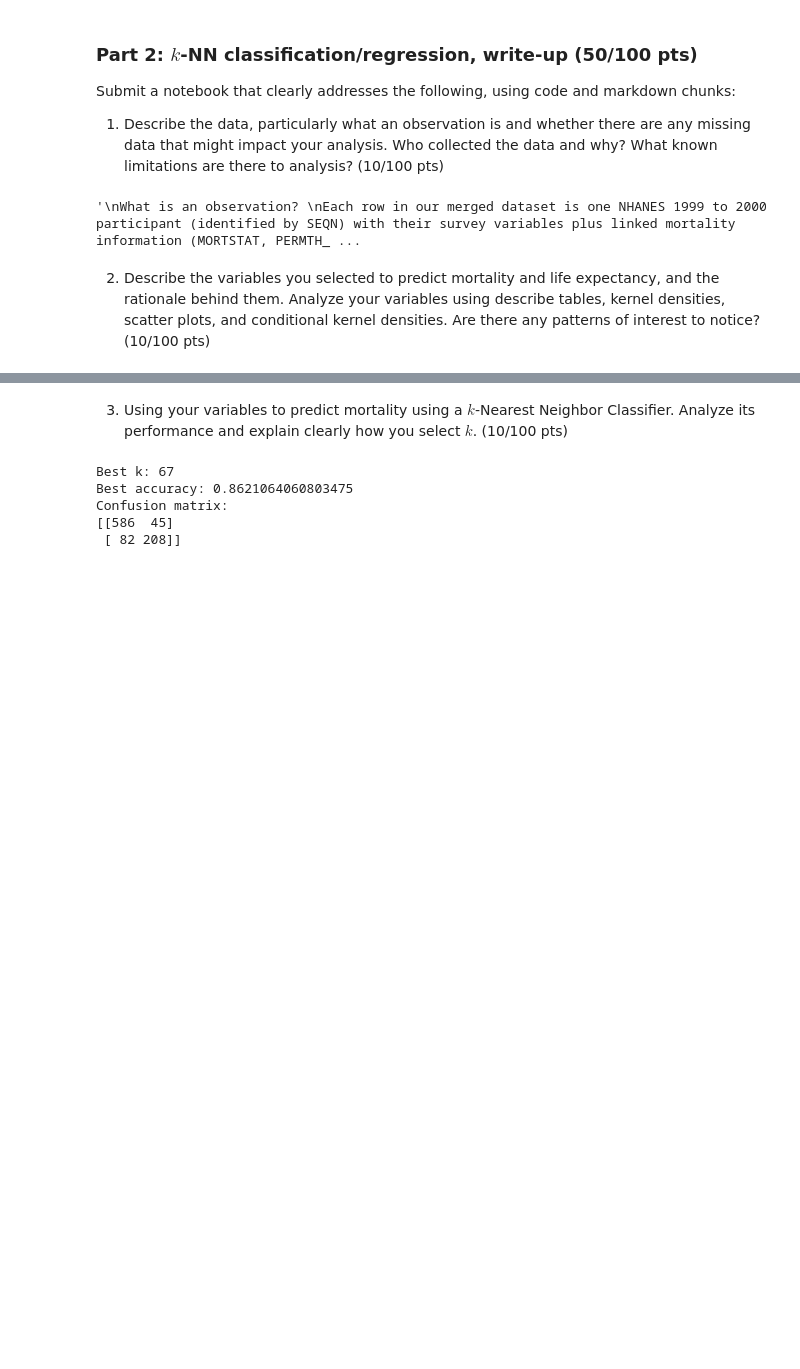
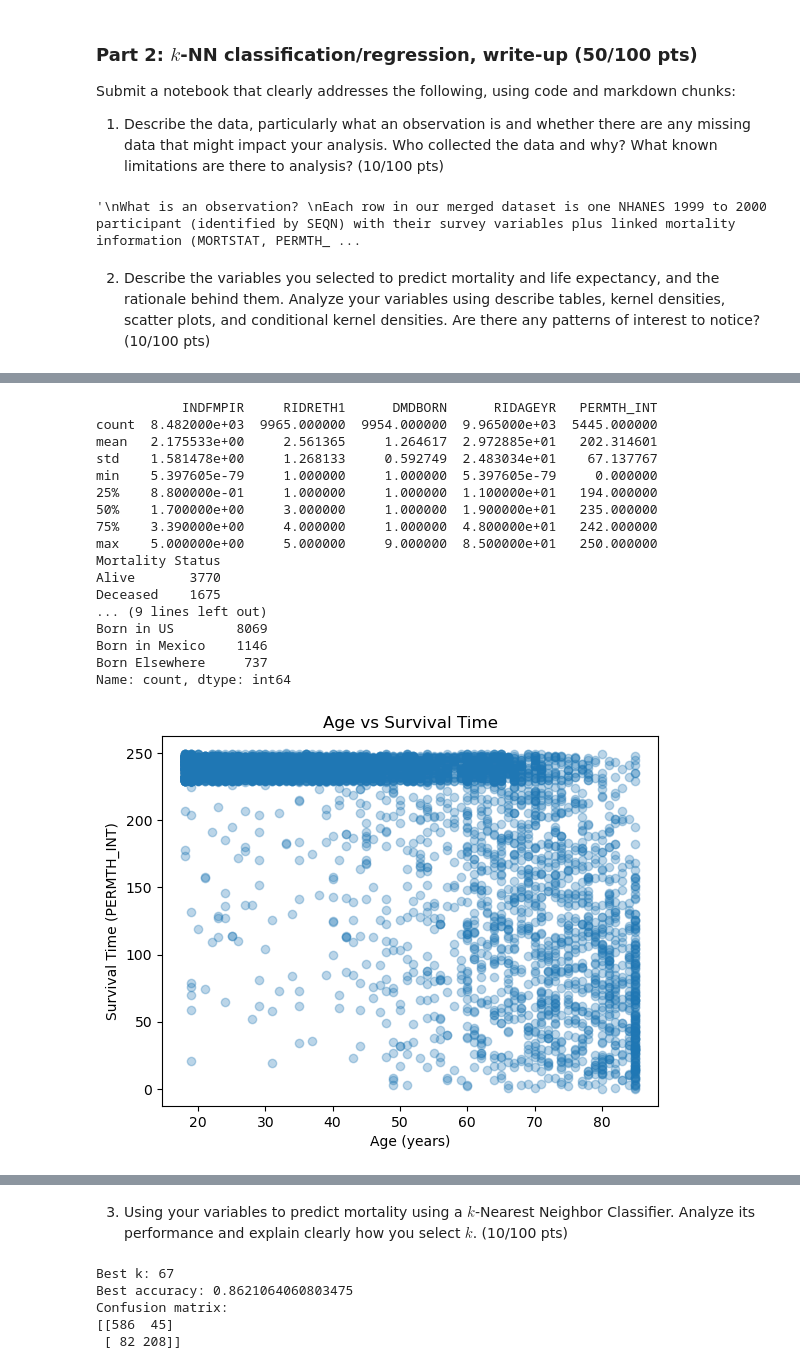
Before and after one commit to shalmalirao/ds3001-project1, a Jupyter notebook: project_1_bsds.ipynb, the cells around one changed output, grey strips where cells are left out. Drawn from its saved outputs; the diff is of its cells as text; code cells hidden in the pictures; blank space fills up the shorter version.

Commit message:
eda of variables with describe tables and scatterplots + analysis

```diff
--- a/project_1_bsds.ipynb
+++ b/project_1_bsds.ipynb
@@ -248,0 +249,61 @@ plt.show()
+# %%
+# describe tables for numeric variables
+print(df[variables + ['PERMTH_INT']].describe())
+
+# mortality counts
+print(df['Mortality Status'].value_counts())
+
+# race counts
+print(df['Race'].value_counts())
+
+# country of birth counts
+print(df['Country of Birth'].value_counts())
+
+### SCATTERPLOTS
+
+# age vs survival time
+plt.figure()
+plt.scatter(df['RIDAGEYR'], df['PERMTH_INT'], alpha=0.3)
+plt.xlabel("Age (years)")
+plt.ylabel("Survival Time (PERMTH_INT)")
+plt.title("Age vs Survival Time")
+plt.show()
+
+# poverty ratio vs survival time
+plt.figure()
+plt.scatter(df['INDFMPIR'], df['PERMTH_INT'], alpha=0.3)
+plt.xlabel("Poverty Income Ratio (INDFMPIR)")
+plt.ylabel("Survival Time (PERMTH_INT)")
+plt.title("Income Ratio vs Survival Time")
+plt.show()
+
+# age vs survival time, colored by mortality
+plt.figure()
+sns.scatterplot(data=df, x='RIDAGEYR', y='PERMTH_INT', hue='Mortality Status', alpha=0.5)
+plt.title("Age vs Survival Time by Mortality Status")
+plt.show()
+
+# income ratio vs survival time, colored by mortality
+plt.figure()
+sns.scatterplot(data=df, x='INDFMPIR', y='PERMTH_INT', hue='Mortality Status', alpha=0.5)
+plt.title("Income Ratio vs Survival Time by Mortality Status")
+plt.show()
+# %% [output]
+           INDFMPIR     RIDRETH1      DMDBORN      RIDAGEYR   PERMTH_INT
+count  8.482000e+03  9965.000000  9954.000000  9.965000e+03  5445.000000
+mean   2.175533e+00     2.561365     1.264617  2.972885e+01   202.314601
+std    1.581478e+00     1.268133     0.592749  2.483034e+01    67.137767
+min    5.397605e-79     1.000000     1.000000  5.397605e-79     0.000000
+25%    8.800000e-01     1.000000     1.000000  1.100000e+01   194.000000
+50%    1.700000e+00     3.000000     1.000000  1.900000e+01   235.000000
+75%    3.390000e+00     4.000000     1.000000  4.800000e+01   242.000000
+max    5.000000e+00     5.000000     9.000000  8.500000e+01   250.000000
+Mortality Status
+Alive       3770
+Deceased    1675
+... (9 lines left out)
+Born in US        8069
+Born in Mexico    1146
+Born Elsewhere     737
+Name: count, dtype: int64
+[figure, added]
```
Also changed, not shown: parts of 3 cells of this notebook.
